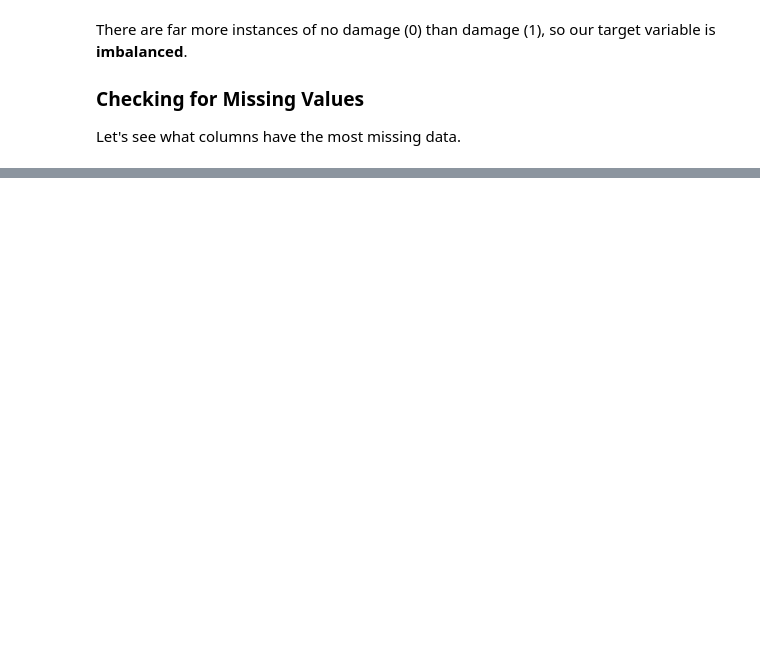
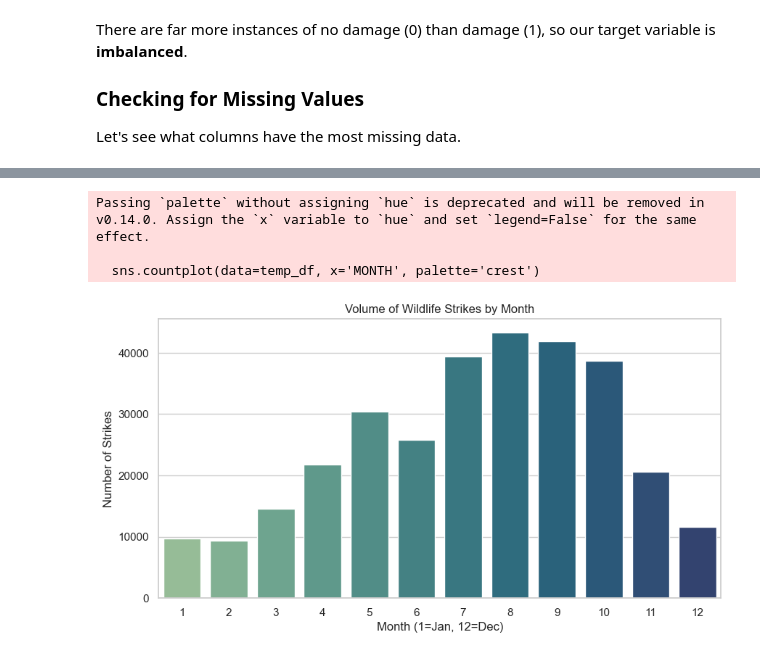
Before and after one commit to ManningHaskal/ML-course-project, a Jupyter notebook: fall-2026-ml-course-project/wildlife_strikes_analysis.ipynb, the cells around one changed output, grey strips where cells are left out. Saved outputs shown, nothing was run; the diff lists cells and outputs as text; code cells hidden in the pictures; blank space fills up the shorter version.

```diff
--- a/fall-2026-ml-course-project/wildlife_strikes_analysis.ipynb
+++ b/fall-2026-ml-course-project/wildlife_strikes_analysis.ipynb
@@ -56,0 +195,20 @@ plt.show()
+# %%
+# Parse Dates and extract Month
+temp_df = train_df.copy()
+# Some times include weird spaces or times, so we split on space and take the first portion
+temp_df['DATE_CLEAN'] = pd.to_datetime(temp_df['INCIDENT_DATE'].str.split(' ').str[0], errors='coerce')
+temp_df['MONTH'] = temp_df['DATE_CLEAN'].dt.month
+
+plt.figure(figsize=(10, 5))
+sns.countplot(data=temp_df, x='MONTH', palette='crest')
+plt.title('Volume of Wildlife Strikes by Month')
+plt.xlabel('Month (1=Jan, 12=Dec)')
+plt.ylabel('Number of Strikes')
+plt.show()
+
+# Insight: Massive peak during August / September / October. This perfectly aligns with Fall bird migration!
+# %% [output]
+Passing `palette` without assigning `hue` is deprecated and will be removed in v0.14.0. Assign the `x` variable to `hue` and set `legend=False` for the same effect.
+
+  sns.countplot(data=temp_df, x='MONTH', palette='crest')
+[figure, added]
```
Also changed, not shown: parts of 12 cells of this notebook, 4 other files.
